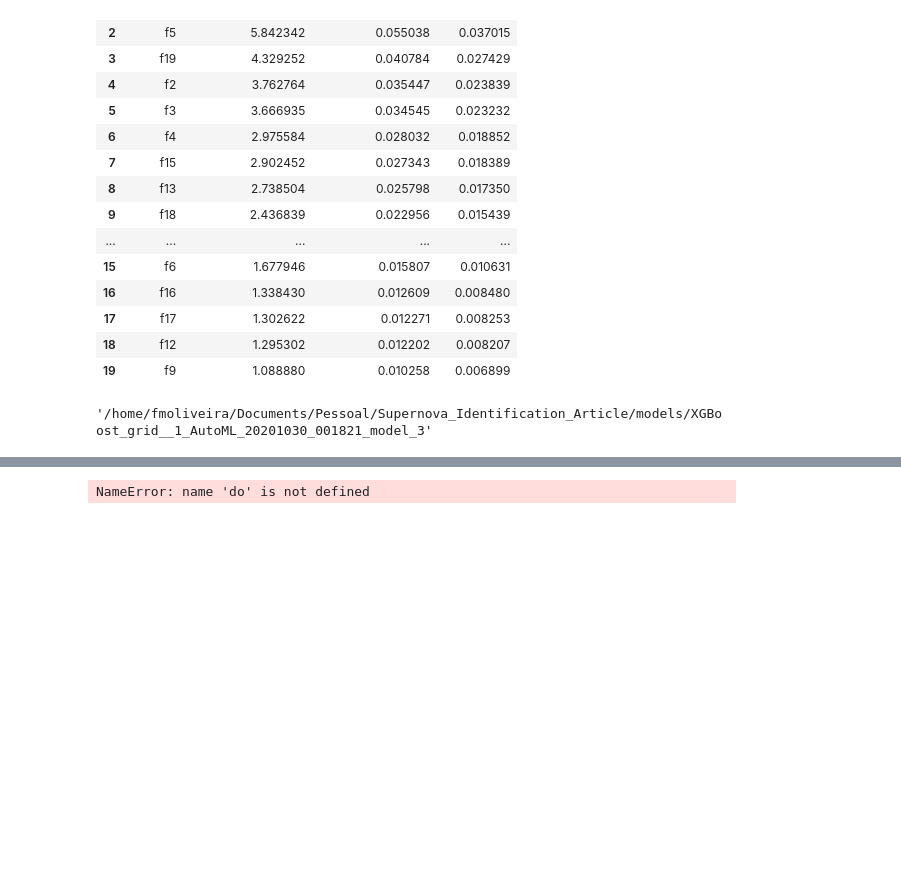
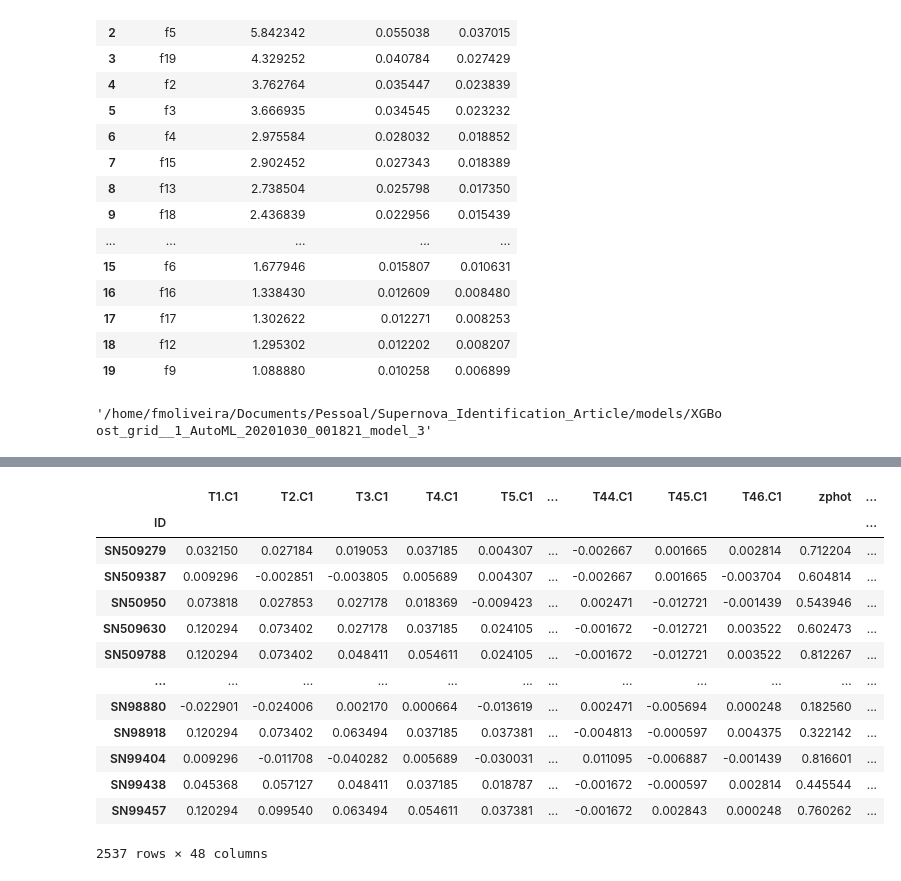
Before and after one commit to FelipeMFO/photometric-redshift-prediction, a Jupyter notebook: src/modeling/Regression - Only IA Auto ML Getting Tree.ipynb, the cells around one changed output, grey strips where cells are left out. Drawn from its saved outputs; the diff is of its cells as text; code cells hidden in the pictures; blank space fills up the shorter version.

```diff
--- a/src/modeling/Regression - Only IA Auto ML Getting Tree.ipynb
+++ b/src/modeling/Regression - Only IA Auto ML Getting Tree.ipynb
@@ -181,0 +224,4 @@ XG_model_load = h2o.load_model('/home/fmoliveira/Documents/Pessoal/Supernova_Ide
+# %%
+df_full = df.iloc[int((len(df)/2)+1):]
+df_full['zphot'] = preds.as_data_frame()['predict'].tolist()
+df_full
@@ -181,0 +247,21 @@ XG_model_load = h2o.load_model('/home/fmoliveira/Documents/Pessoal/Supernova_Ide
+# %%
+tree_predictions = pd.concat([tree_predictions,df_full[['zphot', 'REDSHIFT_SPEC']]], axis = 1, join = 'inner')
+# %%
+pd.set_option("display.max_columns", 10)
+# %%
+tree_predictions
+# %% [output]
+|  | T1.C1 | T2.C1 | T3.C1 | T4.C1 | T5.C1 | ... | T44.C1 | T45.C1 | T46.C1 | zphot | ... |
+| ID |  |  |  |  |  |  |  |  |  |  | ... |
+| SN509279 | 0.032150 | 0.027184 | 0.019053 | 0.037185 | 0.004307 | ... | -0.002667 | 0.001665 | 0.002814 | 0.712204 | ... |
+| SN509387 | 0.009296 | -0.002851 | -0.003805 | 0.005689 | 0.004307 | ... | -0.002667 | 0.001665 | -0.003704 | 0.604814 | ... |
+| SN50950 | 0.073818 | 0.027853 | 0.027178 | 0.018369 | -0.009423 | ... | 0.002471 | -0.012721 | -0.001439 | 0.543946 | ... |
+| SN509630 | 0.120294 | 0.073402 | 0.027178 | 0.037185 | 0.024105 | ... | -0.001672 | -0.012721 | 0.003522 | 0.602473 | ... |
+| SN509788 | 0.120294 | 0.073402 | 0.048411 | 0.054611 | 0.024105 | ... | -0.001672 | -0.012721 | 0.003522 | 0.812267 | ... |
+| ... | ... | ... | ... | ... | ... | ... | ... | ... | ... | ... | ... |
+| SN98880 | -0.022901 | -0.024006 | 0.002170 | 0.000664 | -0.013619 | ... | 0.002471 | -0.005694 | 0.000248 | 0.182560 | ... |
+| SN98918 | 0.120294 | 0.073402 | 0.063494 | 0.037185 | 0.037381 | ... | -0.004813 | -0.000597 | 0.004375 | 0.322142 | ... |
+| SN99404 | 0.009296 | -0.011708 | -0.040282 | 0.005689 | -0.030031 | ... | 0.011095 | -0.006887 | -0.001439 | 0.816601 | ... |
+| SN99438 | 0.045368 | 0.057127 | 0.048411 | 0.037185 | 0.018787 | ... | -0.001672 | -0.000597 | 0.002814 | 0.445544 | ... |
+| SN99457 | 0.120294 | 0.099540 | 0.063494 | 0.054611 | 0.037381 | ... | -0.001672 | 0.002843 | 0.000248 | 0.760262 | ... |
+2537 rows × 48 columns
@@ -184,7 +275,3 @@ XG_model.tree_method
 # %%
 import matplotlib.pyplot as plt
 from xgboost import plot_tree
-# %%
-do
-# %% [output]
-NameError: name 'do' is not defined
```
Also changed, not shown: parts of 14 cells of this notebook.
